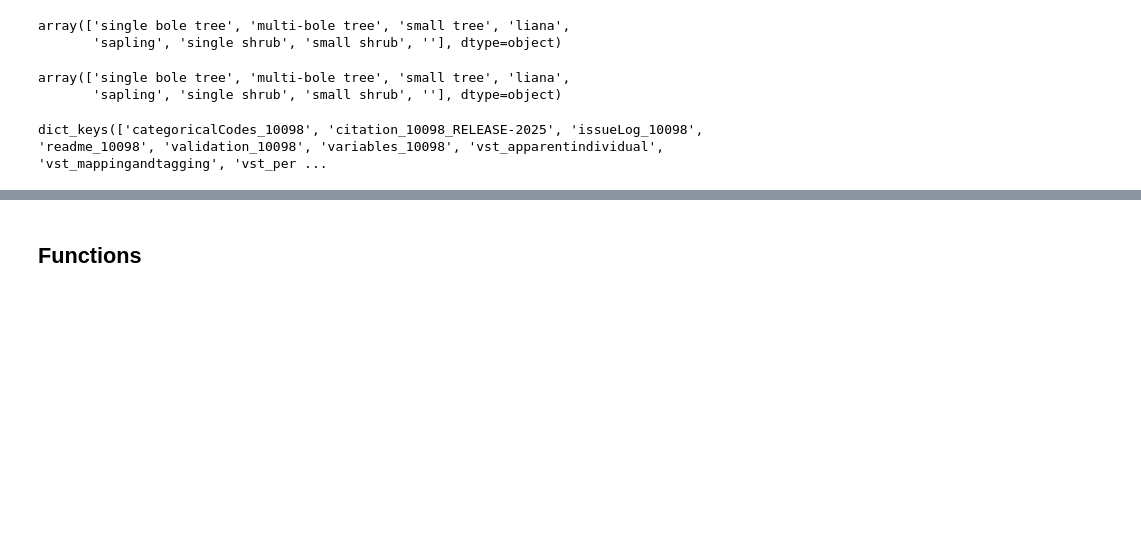
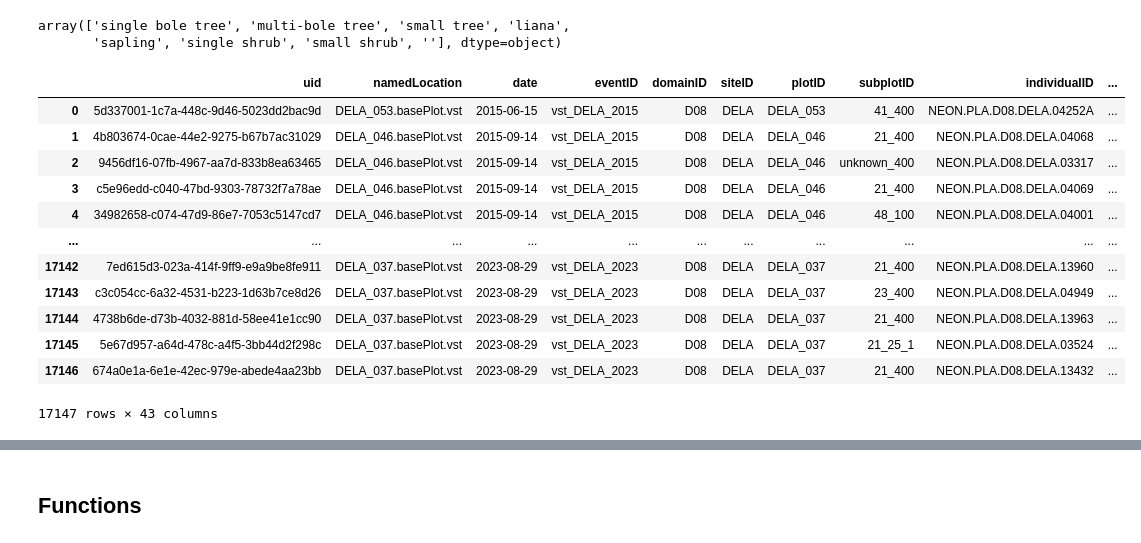
Before and after one commit to sibley/neon-agbd, a Jupyter notebook: notebooks/Prepare_neon-agbd_repo.ipynb, the cells around one changed output, grey strips where cells are left out. Cells and saved outputs as stored; diff of their text form; code cells hidden in the pictures; blank space fills up the shorter version.

```diff
--- a/notebooks/Prepare_neon-agbd_repo.ipynb
+++ b/notebooks/Prepare_neon-agbd_repo.ipynb
@@ -128,11 +128,18 @@ veg_dict['vst_apparentindividual']['growthForm'].unique()
 array(['single bole tree', 'multi-bole tree', 'small tree', 'liana',
        'sapling', 'single shrub', 'small shrub', ''], dtype=object)
 # %%
-veg_dict['vst_apparentindividual']['growthForm'].unique()
+veg_dict['vst_apparentindividual']
 # %% [output]
+|  | uid | namedLocation | date | eventID | domainID | siteID | plotID | subplotID | individualID | ... |
+| 0 | 5d337001-1c7a-448c-9d46-5023dd2bac9d | DELA_053.basePlot.vst | 2015-06-15 | vst_DELA_2015 | D08 | DELA | DELA_053 | 41_400 | NEON.PLA.D08.DELA.04252A | ... |
+| 1 | 4b803674-0cae-44e2-9275-b67b7ac31029 | DELA_046.basePlot.vst | 2015-09-14 | vst_DELA_2015 | D08 | DELA | DELA_046 | 21_400 | NEON.PLA.D08.DELA.04068 | ... |
+| 2 | 9456df16-07fb-4967-aa7d-833b8ea63465 | DELA_046.basePlot.vst | 2015-09-14 | vst_DELA_2015 | D08 | DELA | DELA_046 | unknown_400 | NEON.PLA.D08.DELA.03317 | ... |
+| 3 | c5e96edd-c040-47bd-9303-78732f7a78ae | DELA_046.basePlot.vst | 2015-09-14 | vst_DELA_2015 | D08 | DELA | DELA_046 | 21_400 | NEON.PLA.D08.DELA.04069 | ... |
+| 4 | 34982658-c074-47d9-86e7-7053c5147cd7 | DELA_046.basePlot.vst | 2015-09-14 | vst_DELA_2015 | D08 | DELA | DELA_046 | 48_100 | NEON.PLA.D08.DELA.04001 | ... |
+| ... | ... | ... | ... | ... | ... | ... | ... | ... | ... | ... |
+| 17142 | 7ed615d3-023a-414f-9ff9-e9a9be8fe911 | DELA_037.basePlot.vst | 2023-08-29 | vst_DELA_2023 | D08 | DELA | DELA_037 | 21_400 | NEON.PLA.D08.DELA.13960 | ... |
+| 17143 | c3c054cc-6a32-4531-b223-1d63b7ce8d26 | DELA_037.basePlot.vst | 2023-08-29 | vst_DELA_2023 | D08 | DELA | DELA_037 | 23_400 | NEON.PLA.D08.DELA.04949 | ... |
+| 17144 | 4738b6de-d73b-4032-881d-58ee41e1cc90 | DELA_037.basePlot.vst | 2023-08-29 | vst_DELA_2023 | D08 | DELA | DELA_037 | 21_400 | NEON.PLA.D08.DELA.13963 | ... |
+| 17145 | 5e67d957-a64d-478c-a4f5-3bb44d2f298c | DELA_037.basePlot.vst | 2023-08-29 | vst_DELA_2023 | D08 | DELA | DELA_037 | 21_25_1 | NEON.PLA.D08.DELA.03524 | ... |
+| 17146 | 674a0e1a-6e1e-42ec-979e-abede4aa23bb | DELA_037.basePlot.vst | 2023-08-29 | vst_DELA_2023 | D08 | DELA | DELA_037 | 21_400 | NEON.PLA.D08.DELA.13432 | ... |
-array(['single bole tree', 'multi-bole tree', 'small tree', 'liana',
-       'sapling', 'single shrub', 'small shrub', ''], dtype=object)
+17147 rows × 43 columns
-# %%
-veg_dict.keys()
-# %% [output]
-dict_keys(['categoricalCodes_10098', 'citation_10098_RELEASE-2025', 'issueLog_10098', 'readme_10098', 'validation_10098', 'variables_10098', 'vst_apparentindividual', 'vst_mappingandtagging', 'vst_per ...
```
Also changed, not shown: parts of 3 cells of this notebook, 1 other file.
